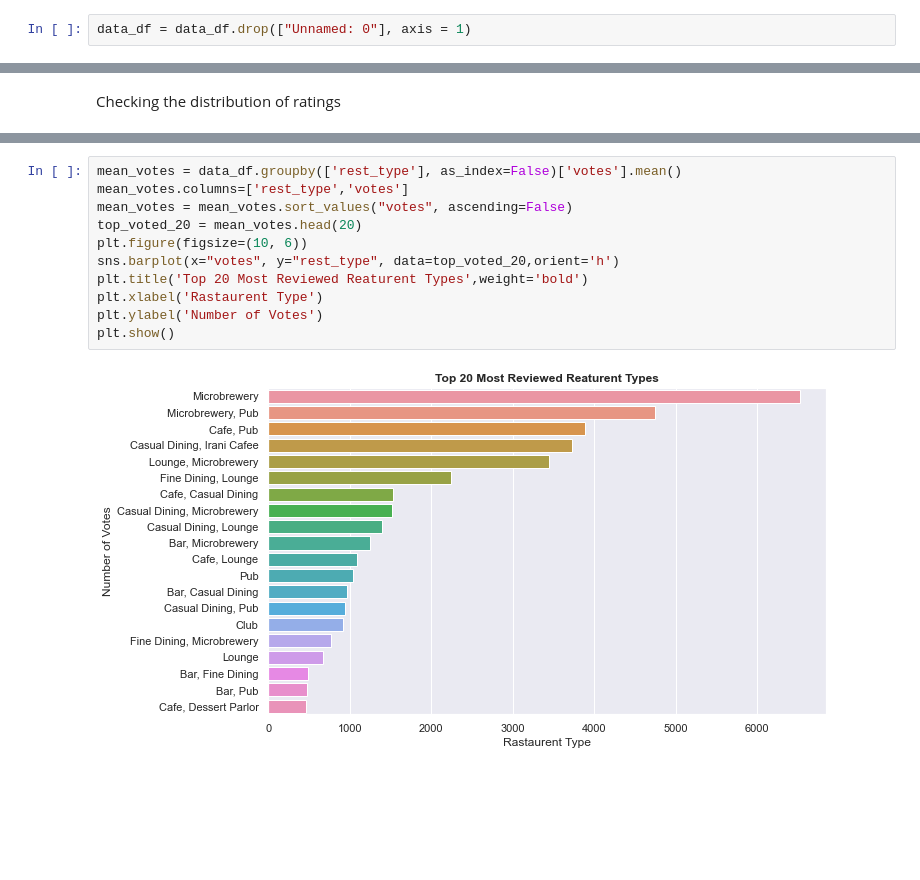
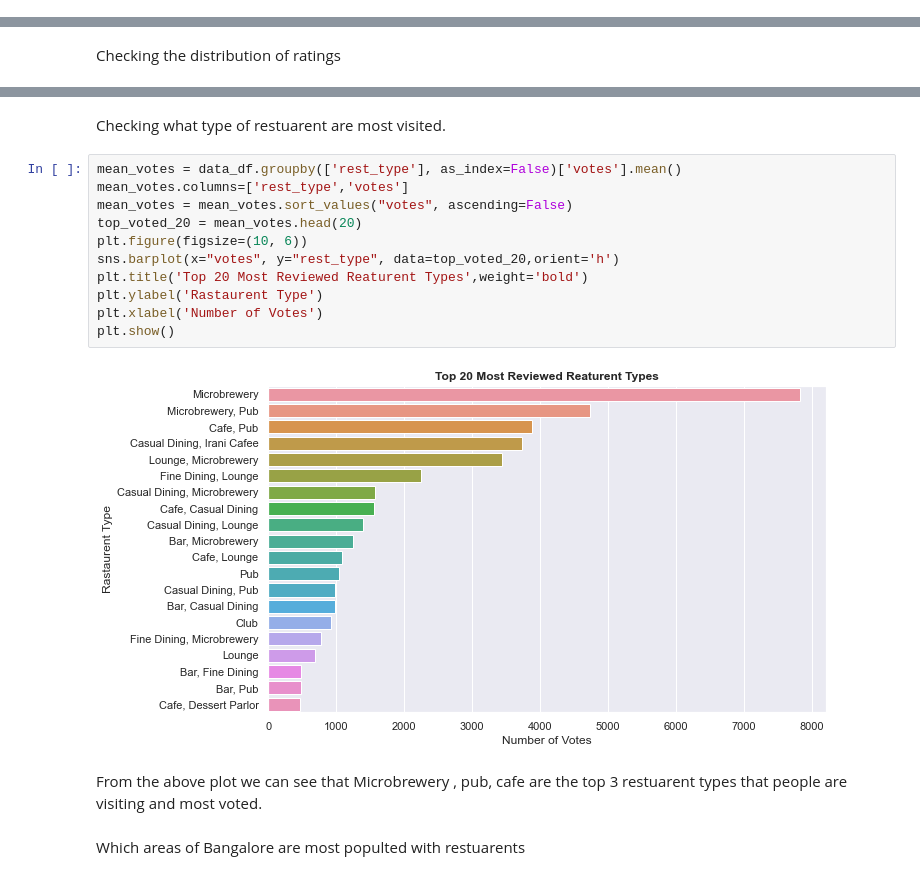
Before and after one commit to NagaSireeshaChinthala/Zomato_Restaurent_Recommendation, a Jupyter notebook: data_exploration.ipynb, the cells around one changed output, grey strips where cells are left out. Saved outputs shown, nothing was run; the diff lists cells and outputs as text; blank space fills up the shorter version.

```diff
--- a/data_exploration.ipynb
+++ b/data_exploration.ipynb
@@ -28,2 +28,0 @@ data_df.describe()
-# %%
-data_df = data_df.drop(["Unnamed: 0"], axis = 1)
@@ -146,16 +162,22 @@ plt.show()
+# %% [markdown]
+Checking what type of restuarent are most visited.
 # %%
 mean_votes = data_df.groupby(['rest_type'], as_index=False)['votes'].mean()
 mean_votes.columns=['rest_type','votes']
 mean_votes = mean_votes.sort_values("votes", ascending=False)
 top_voted_20 = mean_votes.head(20)
 plt.figure(figsize=(10, 6))
 sns.barplot(x="votes", y="rest_type", data=top_voted_20,orient='h')
 plt.title('Top 20 Most Reviewed Reaturent Types',weight='bold')
-plt.xlabel('Rastaurent Type')
-plt.ylabel('Number of Votes')
+plt.ylabel('Rastaurent Type')
+plt.xlabel('Number of Votes')
 plt.show()
 # %% [output]
-[figure, old version]
+[figure, new version]
+# %% [markdown]
+From the above plot we can see that Microbrewery , pub, cafe are the top 3 restuarent types that people are visiting and most voted.
+# %% [markdown]
+Which areas of Bangalore are most populted with restuarents
 # %%
 city_counts = data_df.groupby(['location'], as_index=False)['address'].nunique()
 
```
Also changed, not shown: parts of 38 cells of this notebook, 6 other files.
